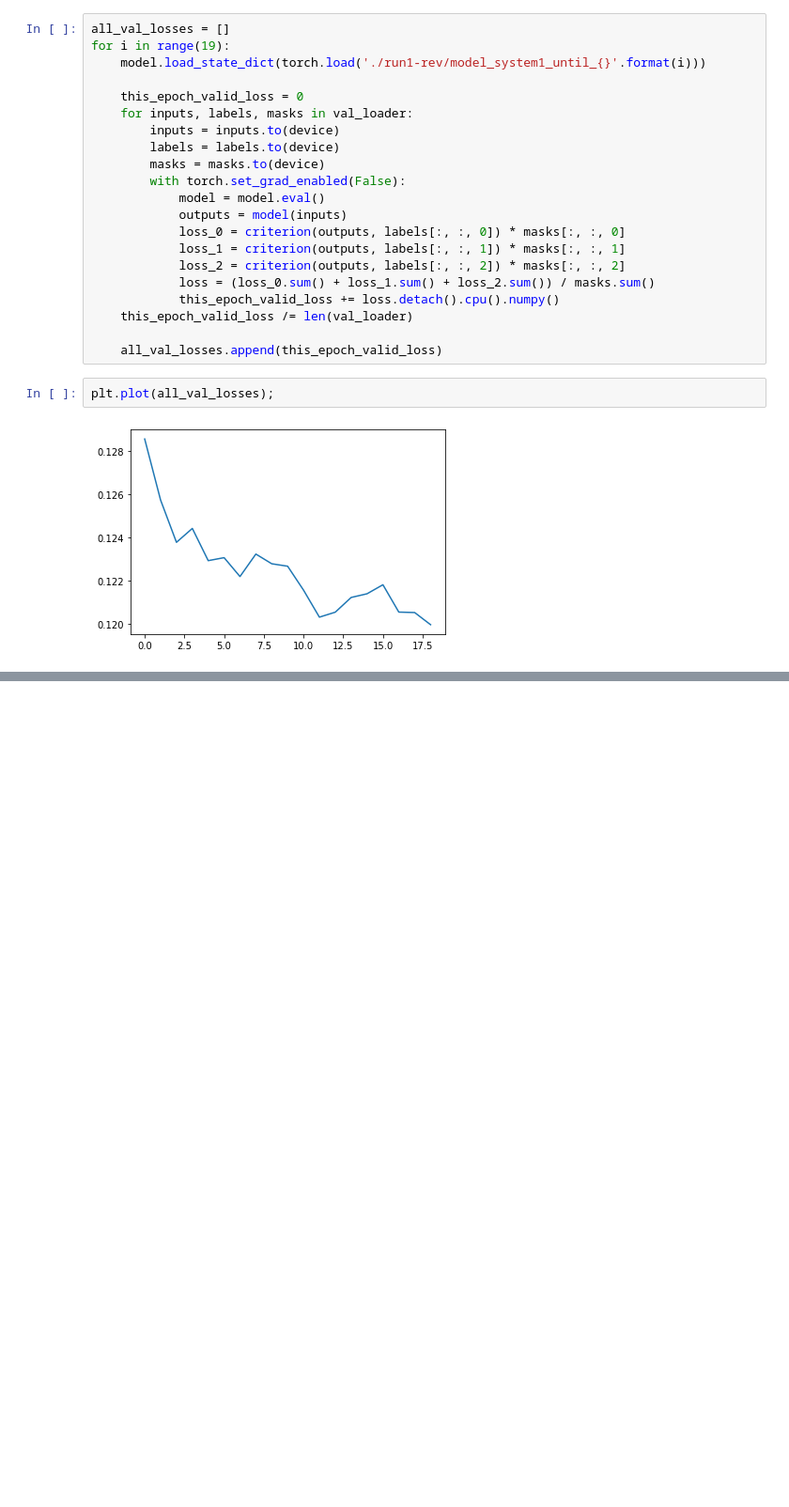
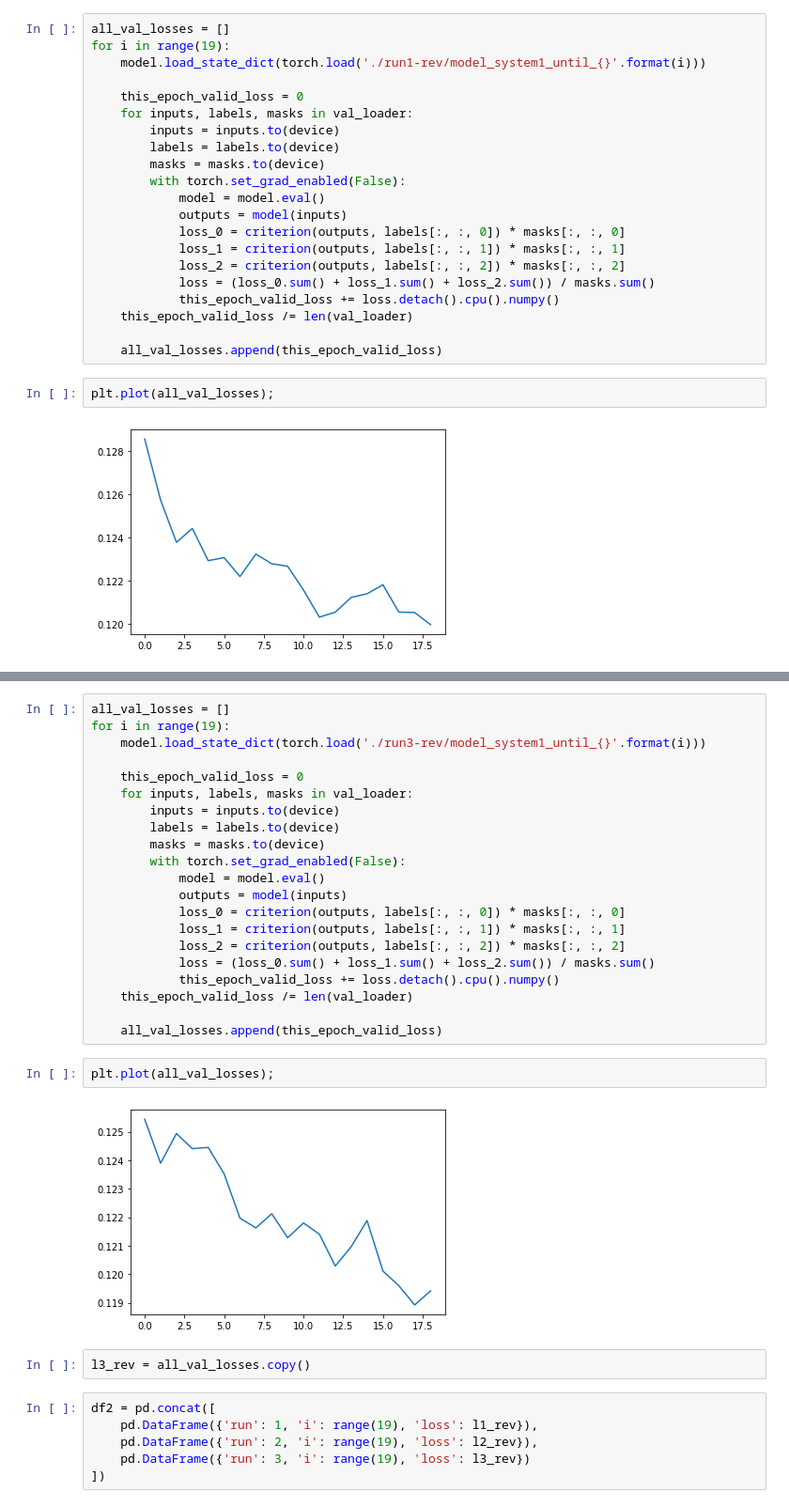
Before and after one commit to sainathadapa/dcase2019-task5-urban-sound-tagging, a Jupyter notebook: nbs/partial_pretrained_weights/validation.ipynb, the cells around one changed output, grey strips where cells are left out. Shown at 94% size. Saved outputs shown, nothing was run; the diff lists cells and outputs as text; blank space fills up the shorter version.

```diff
--- a/nbs/partial_pretrained_weights/validation.ipynb
+++ b/nbs/partial_pretrained_weights/validation.ipynb
@@ -246,0 +326,33 @@ plt.plot(all_val_losses);
+# %%
+all_val_losses = []
+for i in range(19):
+    model.load_state_dict(torch.load('./run3-rev/model_system1_until_{}'.format(i)))
+
+    this_epoch_valid_loss = 0
+    for inputs, labels, masks in val_loader:
+        inputs = inputs.to(device)
+        labels = labels.to(device)
+        masks = masks.to(device)
+        with torch.set_grad_enabled(False):
+            model = model.eval()
+            outputs = model(inputs)
+            loss_0 = criterion(outputs, labels[:, :, 0]) * masks[:, :, 0]
+            loss_1 = criterion(outputs, labels[:, :, 1]) * masks[:, :, 1]
+            loss_2 = criterion(outputs, labels[:, :, 2]) * masks[:, :, 2]
+            loss = (loss_0.sum() + loss_1.sum() + loss_2.sum()) / masks.sum()
+            this_epoch_valid_loss += loss.detach().cpu().numpy()
+    this_epoch_valid_loss /= len(val_loader)
+
+    all_val_losses.append(this_epoch_valid_loss)
+# %%
+plt.plot(all_val_losses);
+# %% [output]
+[figure, added]
+# %%
+l3_rev = all_val_losses.copy()
+# %%
+df2 = pd.concat([
+    pd.DataFrame({'run': 1, 'i': range(19), 'loss': l1_rev}),
+    pd.DataFrame({'run': 2, 'i': range(19), 'loss': l2_rev}),
+    pd.DataFrame({'run': 3, 'i': range(19), 'loss': l3_rev})
+])
```
Also changed, not shown: parts of 18 cells of this notebook, 1 other file.
